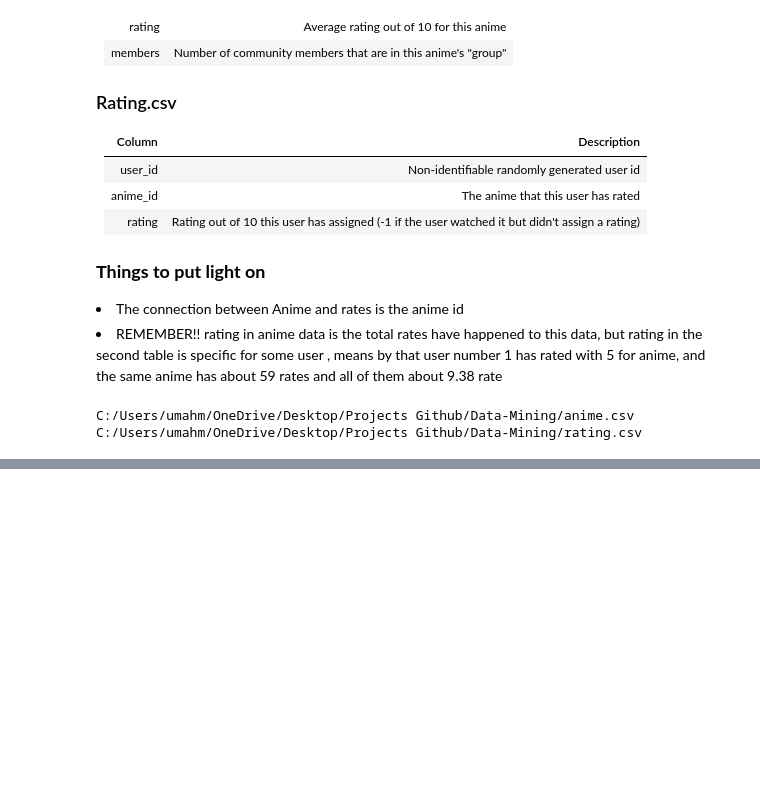
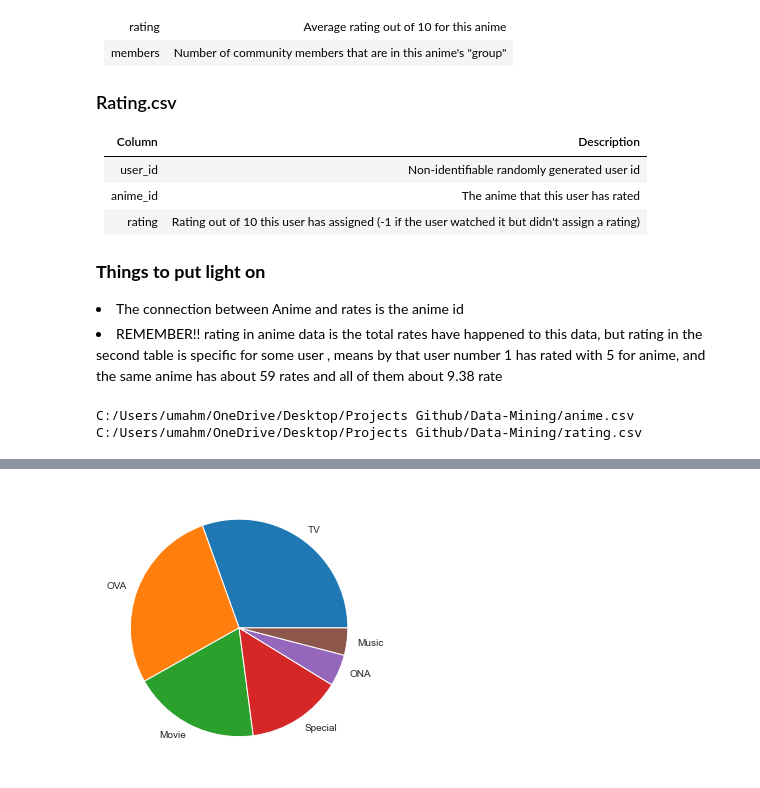
Before and after one commit to MahmoudEssam707/Data-Mining, a Jupyter notebook: Anime Recommendation System.ipynb, the cells around one changed output, grey strips where cells are left out. Drawn from its saved outputs; the diff is of its cells as text; code cells hidden in the pictures; blank space fills up the shorter version.

```diff
--- a/Anime Recommendation System.ipynb
+++ b/Anime Recommendation System.ipynb
@@ -157,0 +160,7 @@ X_train, X_test= train_test_split(Data, test_size=0.3, random_state=42)
+# %%
+top_types = top_animes.sort_values(["members"],ascending=False)
+top_types_group = top_types["type"].value_counts().squeeze()
+ax,figure = plt.subplots(figsize=(5,5))
+plt.pie(top_types_group,labels=top_types_group.index);
+# %% [output]
+[figure, added]
```
Also changed, not shown: parts of 14 cells of this notebook.
